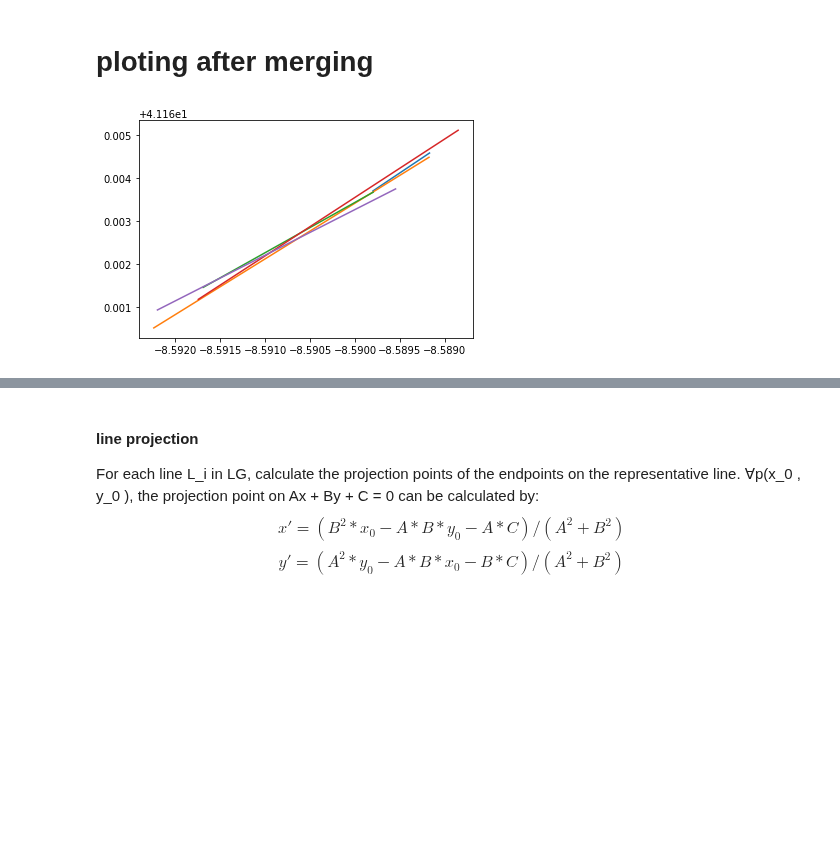
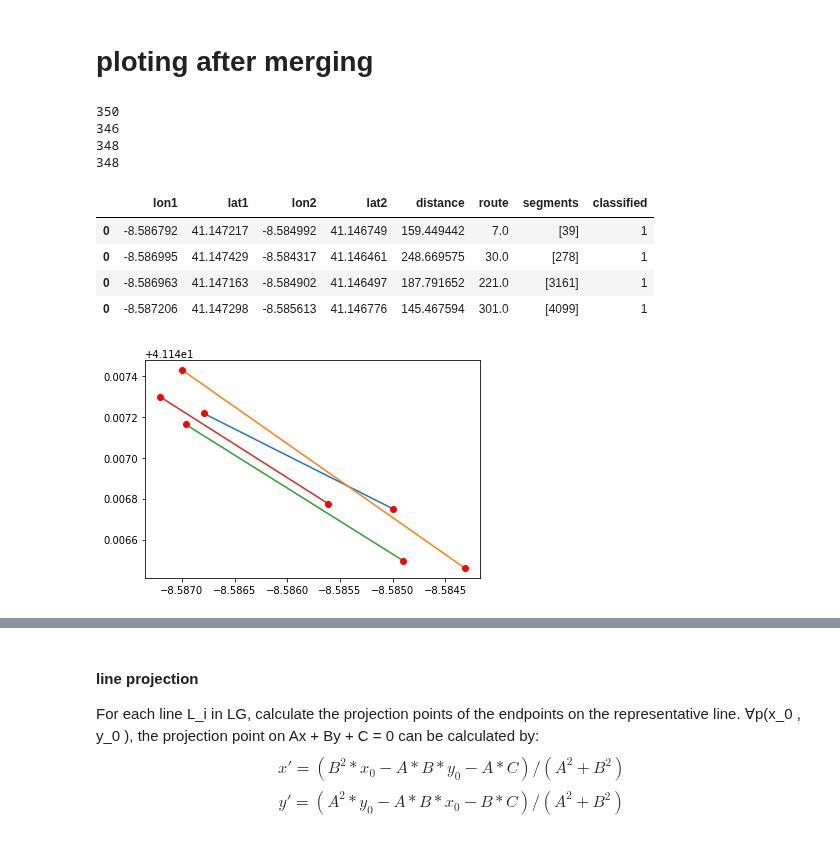
Before and after one commit to jiafug/dbpro, a Jupyter notebook: transform.ipynb, the cells around one changed output, grey strips where cells are left out. Drawn from its saved outputs; the diff is of its cells as text; code cells hidden in the pictures; blank space fills up the shorter version.

```diff
--- a/transform.ipynb
+++ b/transform.ipynb
@@ -843,7 +843,7 @@ def expand_cluster(queue, cluster_id, rtree):
         neighbors = neighbors.append(neighborhood(m, cluster_id, True, rtree))
         neighbor_count = neighbors.shape[0] + 1
         # if (|Nε(M)| ≥ MinLns) then
-        if (neighbor_count >= 3):
+        if (neighbor_count >= 2):
             for xn in neighbors.iterrows():
                 #if (X is unclassified or noise) then
                 if xn[1]['classified'] == -1 or xn[1]['classified'] == 0:
@@ -917,7 +917,7 @@ for entry in line_segments.iterrows():
         '''
         Parameter MinLns ist aktuell 3
         '''
-        if neighbor_count >= 3:
+        if neighbor_count >= 1:
             # Assign clusterId to ∀X ∈ Nε(L);
             neighbors['classified'] = cluster_id
             # line_segments.set_value(entry[0], 'classified' , cluster_id)
@@ -1270,7 +1282,7 @@ for entry in clusters:
     counter += 1
 
     # test break (verification with 3, 10, 19, 20)
-    if counter == 24:
+    if counter == 20:
         # list of all routes in a segment cluster (LTS)
         distinct_routes = entry.route.unique().tolist()
 
@@ -1305,0 +1320,12 @@ new_lg
+# %%
+new_lg = pd.DataFrame({
+                 'lon1': [-8.586792, -8.586994500277642, -8.586963, -8.587206],
+                    'lat1': [41.147217, 41.14742850007364, 41.147163, 41.147298],
+                    'lon2': [-8.584992,-8.584317, -8.584902, -8.585613,  ],
+                    'lat2': [41.146749, 41.146461, 41.146497, 41.146776],
+                    'distance': [159.44944171837886, 248.66957514667655, 187.7916518308266, 145.46759413639467],
+                    'route': [7.0, 30.0, 221.0, 301.0],
+                    'segments': [[39], [278],[3161],[4099]],
+                'classified':[1, 1, 1, 1]
+                }, index=[0,0,0,0])
+new_lg
@@ -1308,20 +1340,52 @@ new_lg
 # %%
 fig = plt.figure()
 for i in new_lg.iterrows():
     lon_l = []
     lat_l= []
     p1_lon = i[1][0]
     p1_lat = i[1][1]
+    p2_lon = i[1][2]
+    p2_lat = i[1][3]
+
+    bias = 0.00001
+
+    #line_segments_test = line_segments.copy()
+    #line_segments_old = line_segments
+    #line_segments = line_segments_test
+
+    #line_segments = line_segments_old
+
+    print(round(gps.bearingCalculator((p1_lon, p1_lat), (p2_lon, p2_lat))))
+
+    if round(gps.bearingCalculator((p1_lon, p1_lat), (p2_lon, p2_lat))) == 90 or round(gps.bearingCalculator((p1_lon, p1_lat), (p2_lon, p2_lat))) == 270:
+        new_list = i[1]['segments']
+        p1_lon += bias
+        for j in new_list:
+            #line_segments.at[j ,'lon1'] = p1_lon
+            #new_lg.at[i[0],'lon1'] = p1_lon
+            print(line_segments.iloc[j])
+
+
     lon_l.append(p1_lon)
     lat_l.append(p1_lat)
-    p2_lon = i[1][2]
-    p2_lat = i[1][3]
     lon_l.append(p2_lon)
     lat_l.append(p2_lat)
     plt.plot(lon_l, lat_l)
-    # plt.plot(lon_l, lat_l, 'ro')
+    plt.plot(lon_l, lat_l, 'ro')
+
+
+new_lg
 # %% [output]
+350
+346
+348
+348
+|  | lon1 | lat1 | lon2 | lat2 | distance | route | segments | classified |
+| 0 | -8.586792 | 41.147217 | -8.584992 | 41.146749 | 159.449442 | 7.0 | [39] | 1 |
+| 0 | -8.586995 | 41.147429 | -8.584317 | 41.146461 | 248.669575 | 30.0 | [278] | 1 |
+| 0 | -8.586963 | 41.147163 | -8.584902 | 41.146497 | 187.791652 | 221.0 | [3161] | 1 |
+| 0 | -8.587206 | 41.147298 | -8.585613 | 41.146776 | 145.467594 | 301.0 | [4099] | 1 |
-[figure, old version]
+[figure, new version]
 # %%
 mplleaflet.display(fig=fig)
 # %% [output]
```
Also changed, not shown: parts of 20 cells of this notebook.
